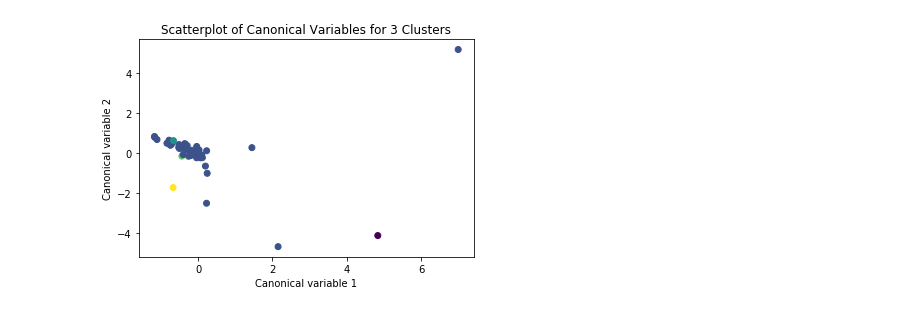
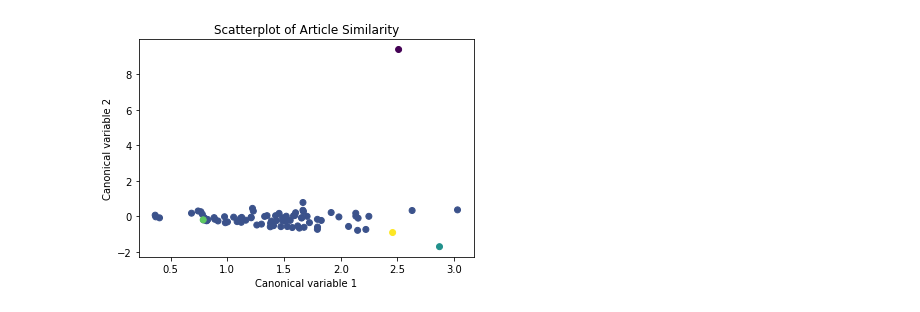
Before and after one commit to anicholas1/Watson-nlp, a Jupyter notebook: watson-nlp/k-means-plot.ipynb, the cells around one changed output. Drawn from its saved outputs; the diff is of its cells as text; code cells hidden in the pictures.

```diff
--- a/watson-nlp/k-means-plot.ipynb
+++ b/watson-nlp/k-means-plot.ipynb
@@ -15,6 +15,7 @@ from sklearn.decomposition import PCA
 from sklearn.manifold import TSNE
 from sklearn.cluster import hierarchical, KMeans, MeanShift
 from sklearn.model_selection import train_test_split
+from scipy.spatial.distance import cdist
 
 from sklearn.decomposition import PCA
 from sklearn.decomposition import TruncatedSVD
@@ -42,6 +43,7 @@ def plot_Trunc(model, data):
     plt.ylabel('Canonical variable 2')
     plt.title('Scatterplot of Article Similarity')
     plt.show()
+    return plot_columns
 # THis has remoeved all the excess text processing by saving it to as csv. Much faster to load!
 # %%
 df = pd.read_csv(r'C:\Users\austi\Documents\data.csv')
@@ -85,4 +86,4 @@ array([1, 1, 1, 1, 1, 1, 1, 1, 1, 1, 1, 1, 1, 1, 4, 1, 1, 1, 1, 1, 1, 1, 1,
-# %%
-plot_PCA(model3, clus_train)
-# %% [output]
-[figure, removed]
+# %%
+plot_columns = plot_Trunc(model3, df)
+# %% [output]
+[figure, added]
```
Also changed, not shown: parts of 6 cells of this notebook, 3 other files.
